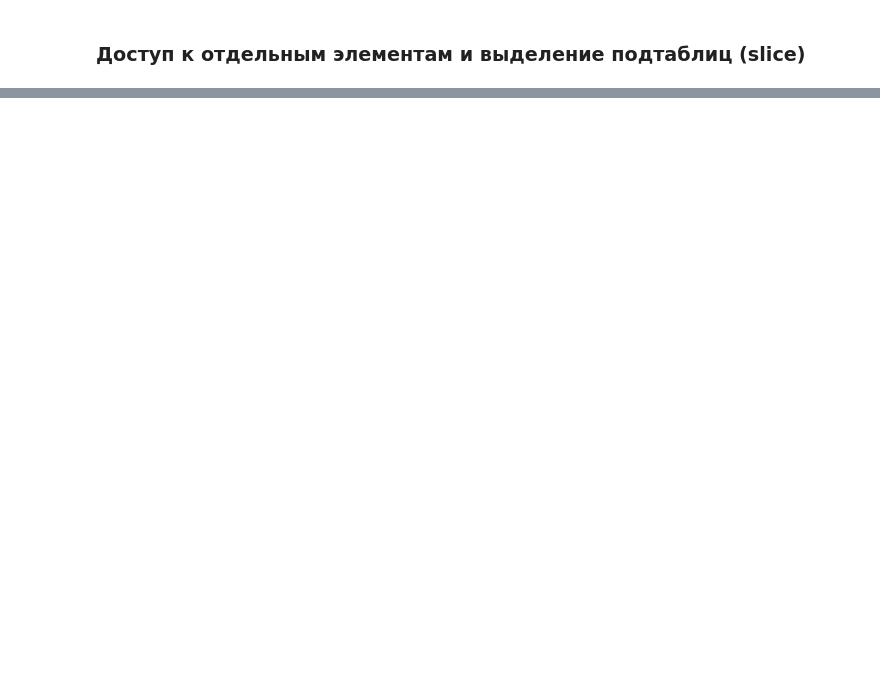
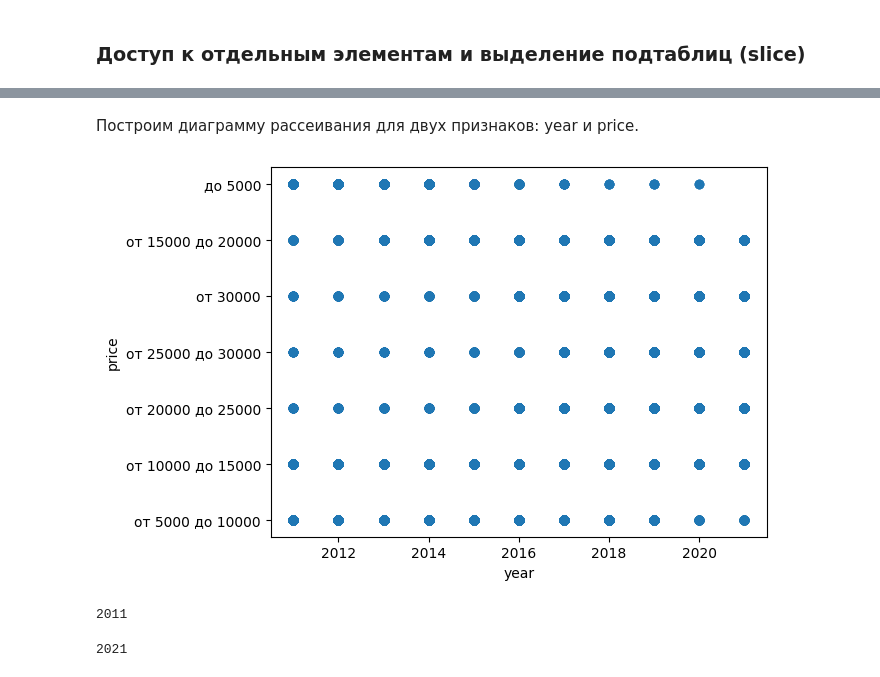
Before and after one commit to sh1rokovs/Machine_Learning_Car_Price, a Jupyter notebook: taskClassified.ipynb, the cells around one changed output, grey strips where cells are left out. Drawn from its saved outputs; the diff is of its cells as text; code cells hidden in the pictures; blank space fills up the shorter version.

```diff
--- a/taskClassified.ipynb
+++ b/taskClassified.ipynb
@@ -96,0 +240,17 @@ data.dtypes
+# %% [markdown]
+Построим диаграмму рассеивания для двух признаков: year и price.
+# %%
+plt.scatter(data['year'], data['price'])
+plt.xlabel("year")
+plt.ylabel("price")
+pass
+# %% [output]
+[figure, added]
+# %%
+data['year'].min()
+# %% [output]
+2011
+# %%
+data['year'].max()
+# %% [output]
+2021
```
Also changed, not shown: parts of 67 cells of this notebook.
